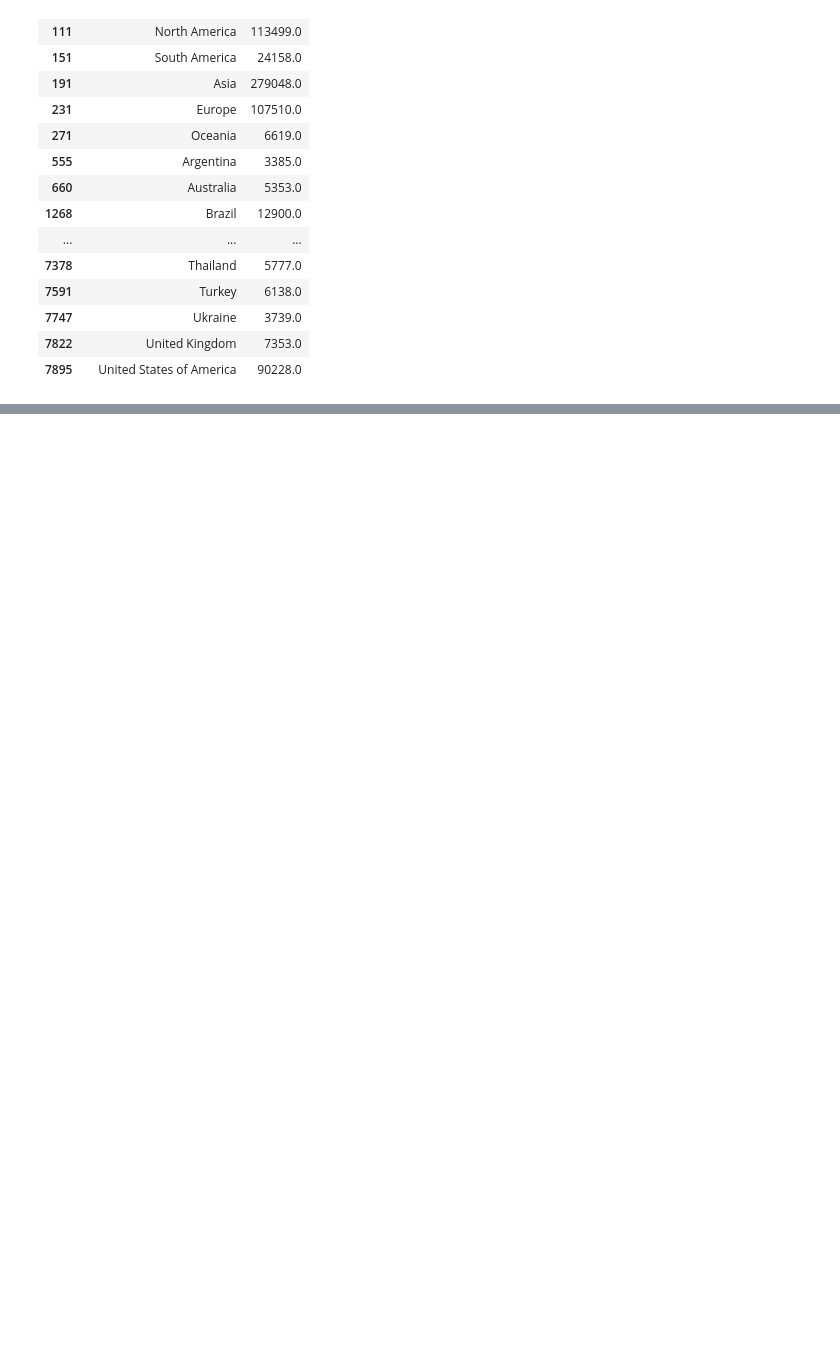
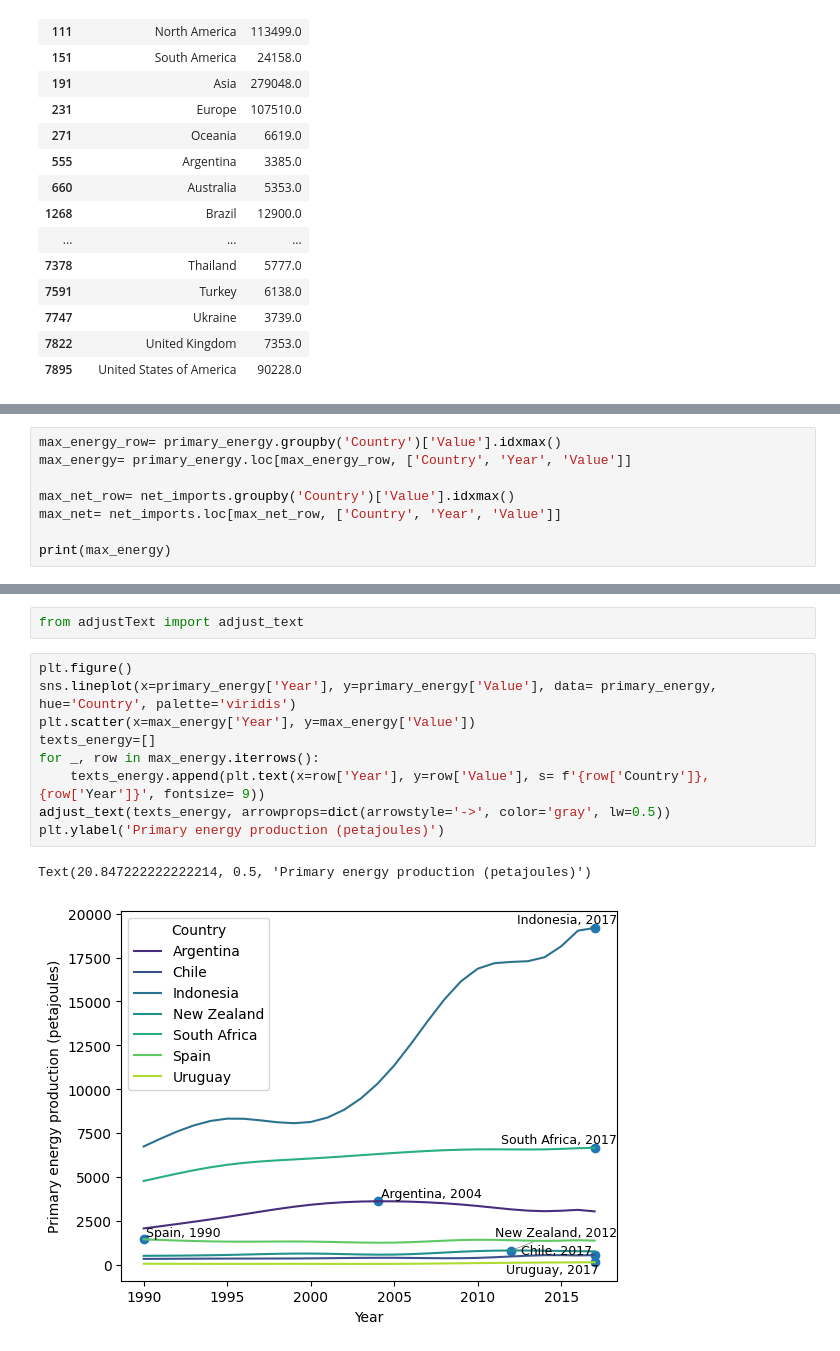
Before and after one commit to etorriglia/Programacion_Python_II, a Jupyter notebook: Clases 3 y 4/Practico_semana_3.ipynb, the cells around one changed output, grey strips where cells are left out. Drawn from its saved outputs; the diff is of its cells as text; blank space fills up the shorter version.

```diff
--- a/Clases 3 y 4/Practico_semana_3.ipynb
+++ b/Clases 3 y 4/Practico_semana_3.ipynb
@@ -108,0 +168,8 @@ df_countries.head()
+# %%
+max_energy_row= primary_energy.groupby('Country')['Value'].idxmax()
+max_energy= primary_energy.loc[max_energy_row, ['Country', 'Year', 'Value']]
+
+max_net_row= net_imports.groupby('Country')['Value'].idxmax()
+max_net= net_imports.loc[max_net_row, ['Country', 'Year', 'Value']]
+
+print(max_energy)
@@ -108,0 +185,14 @@ df_countries.head()
+# %%
+from adjustText import adjust_text
+# %%
+plt.figure()
+sns.lineplot(x=primary_energy['Year'], y=primary_energy['Value'], data= primary_energy, hue='Country', palette='viridis')
+plt.scatter(x=max_energy['Year'], y=max_energy['Value'])
+texts_energy=[]
+for _, row in max_energy.iterrows():
+    texts_energy.append(plt.text(x=row['Year'], y=row['Value'], s= f'{row['Country']}, {row['Year']}', fontsize= 9))
+adjust_text(texts_energy, arrowprops=dict(arrowstyle='->', color='gray', lw=0.5))
+plt.ylabel('Primary energy production (petajoules)')
+# %% [output]
+Text(20.847222222222214, 0.5, 'Primary energy production (petajoules)')
+[figure, added]
```
Also changed, not shown: parts of 16 cells of this notebook.
